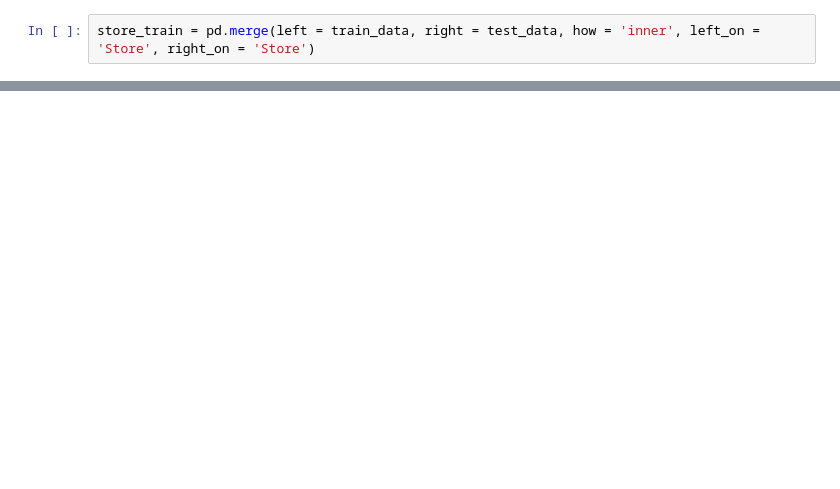
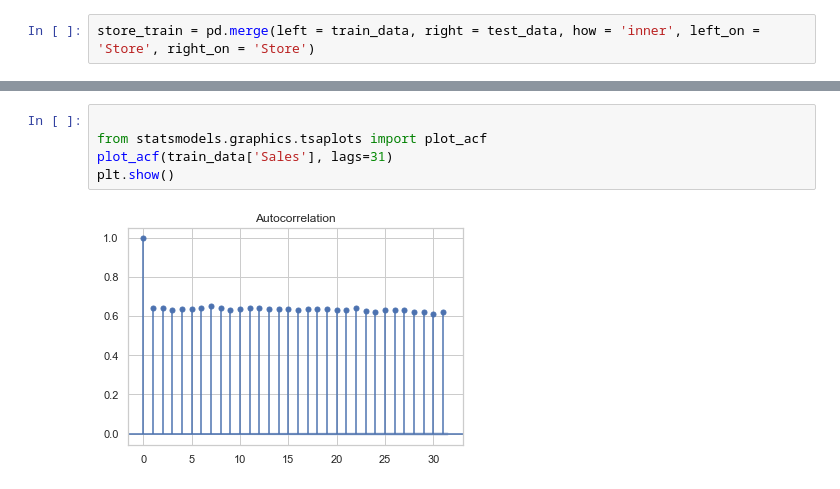
Before and after one commit to smegnshd/Pharmaceutical-Sales-prediction-across-multiple-stores, a Jupyter notebook: sales_prediction.ipynb, the cells around one changed output, grey strips where cells are left out. Cells and saved outputs as stored; diff of their text form; blank space fills up the shorter version.

```diff
--- a/sales_prediction.ipynb
+++ b/sales_prediction.ipynb
@@ -748,0 +860,7 @@ store_train = pd.merge(left = train_data, right = test_data, how = 'inner', left
+# %%
+
+from statsmodels.graphics.tsaplots import plot_acf
+plot_acf(train_data['Sales'], lags=31)
+plt.show()
+# %% [output]
+[figure, added]
```
Also changed, not shown: parts of 20 cells of this notebook, 1 other file.
